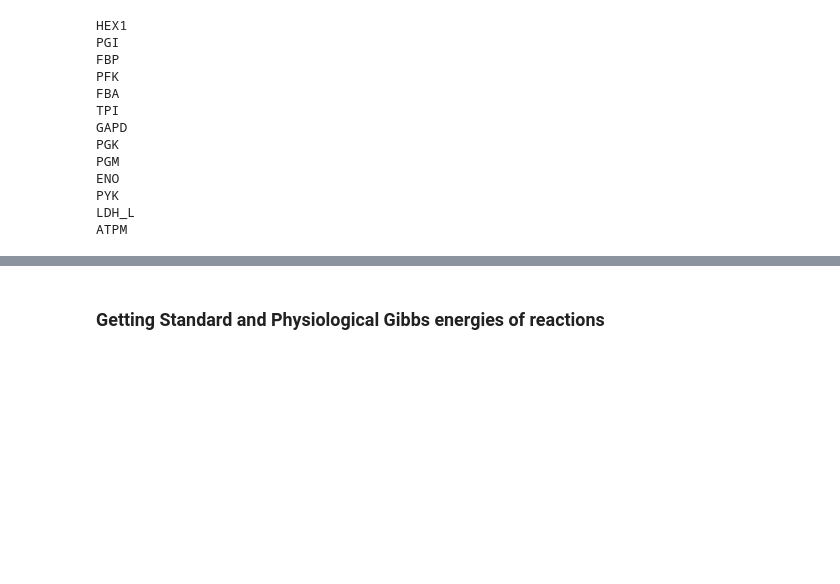
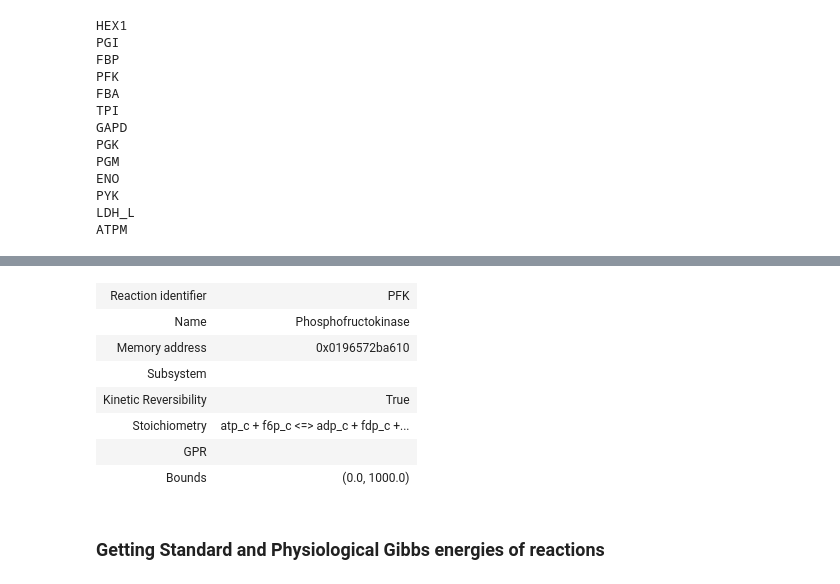
Before and after one commit to Sicily-maker/LiverModel, a Jupyter notebook: 0.0.3-liver-from-recon-3D.ipynb, the cells around one changed output, grey strips where cells are left out. Cells and saved outputs as stored; diff of their text form; code cells hidden in the pictures; blank space fills up the shorter version.

```diff
--- a/0.0.3-liver-from-recon-3D.ipynb
+++ b/0.0.3-liver-from-recon-3D.ipynb
@@ -320,6 +345,17 @@ liver.reactions.PGM.reverse_stoichiometry(inplace=True)
 | Stoichiometry | 3pg_c <=> 2pg_c 3-Phospho-D-glyce... |
 | GPR |  |
 | Bounds | (-1000.0, 1000.0) |
+# %%
+liver.reactions.PFK
+# %% [output]
+| Reaction identifier | PFK |
+| Name | Phosphofructokinase |
+| Memory address | 0x0196572ba610 |
+| Subsystem |  |
+| Kinetic Reversibility | True |
+| Stoichiometry | atp_c + f6p_c <=> adp_c + fdp_c +... |
+| GPR |  |
+| Bounds | (0.0, 1000.0) |
 # %% [markdown]
 ### Getting Standard and Physiological Gibbs energies of reactions
 # %%
```
Also changed, not shown: parts of 28 cells of this notebook, 36 other files.
